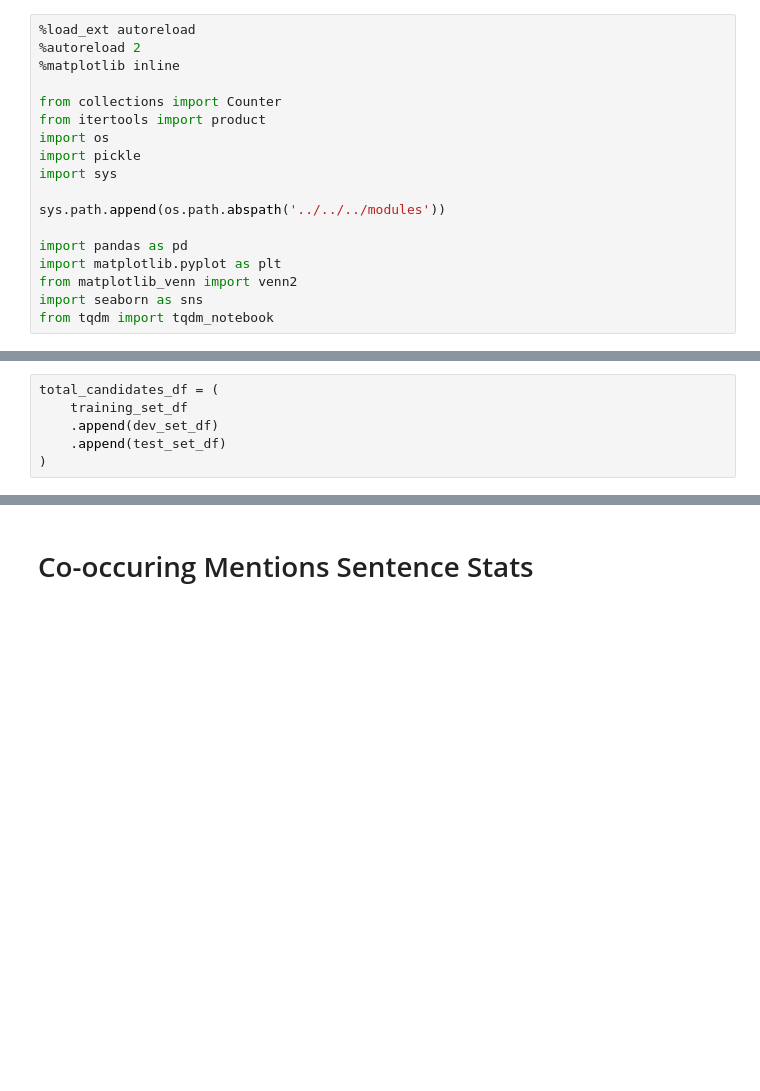
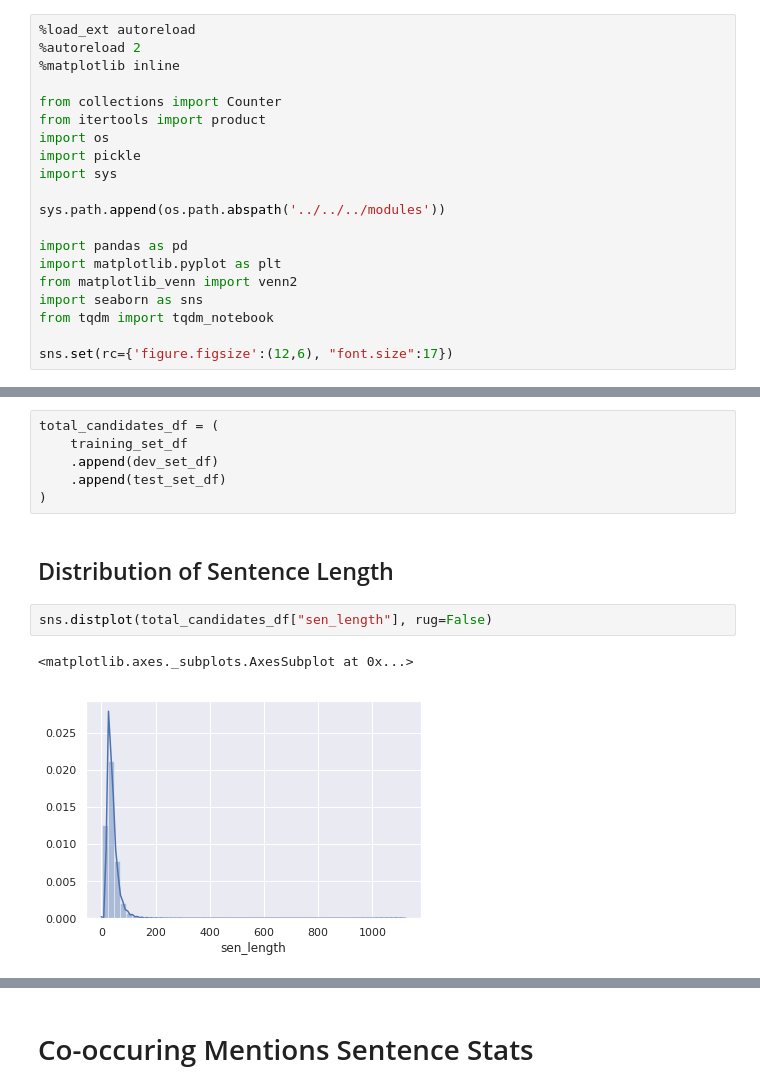
Before and after one commit to greenelab/snorkeling, a Jupyter notebook: disease_gene/disease_associates_gene/dataset_statistics/dataset_statistics.ipynb, the cells around one changed output, grey strips where cells are left out. Cells and saved outputs as stored; diff of their text form; blank space fills up the shorter version.

```diff
--- a/disease_gene/disease_associates_gene/dataset_statistics/dataset_statistics.ipynb
+++ b/disease_gene/disease_associates_gene/dataset_statistics/dataset_statistics.ipynb
@@ -20,6 +20,8 @@ import matplotlib.pyplot as plt
 from matplotlib_venn import venn2
 import seaborn as sns
 from tqdm import tqdm_notebook
+
+sns.set(rc={'figure.figsize':(12,6), "font.size":17})
 # %%
 #Set up the environment
 username = "danich1"
@@ -144,3 +170,10 @@ total_candidates_df = (
     .append(dev_set_df)
     .append(test_set_df)
 )
+# %% [markdown]
+## Distribution of Sentence Length
+# %%
+sns.distplot(total_candidates_df["sen_length"], rug=False)
+# %% [output]
+<matplotlib.axes._subplots.AxesSubplot at 0x...>
+[figure, added]
```
Also changed, not shown: parts of 61 cells of this notebook, 3 other files.
